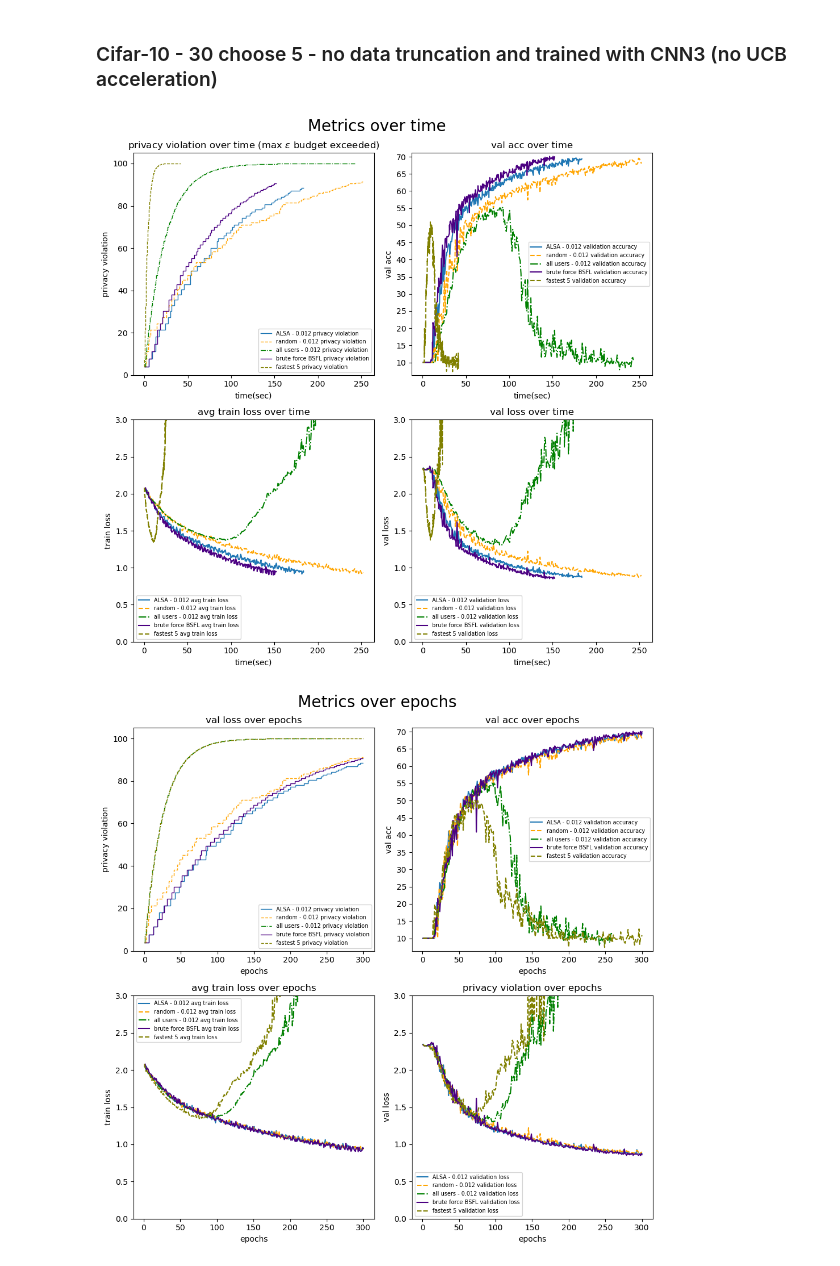
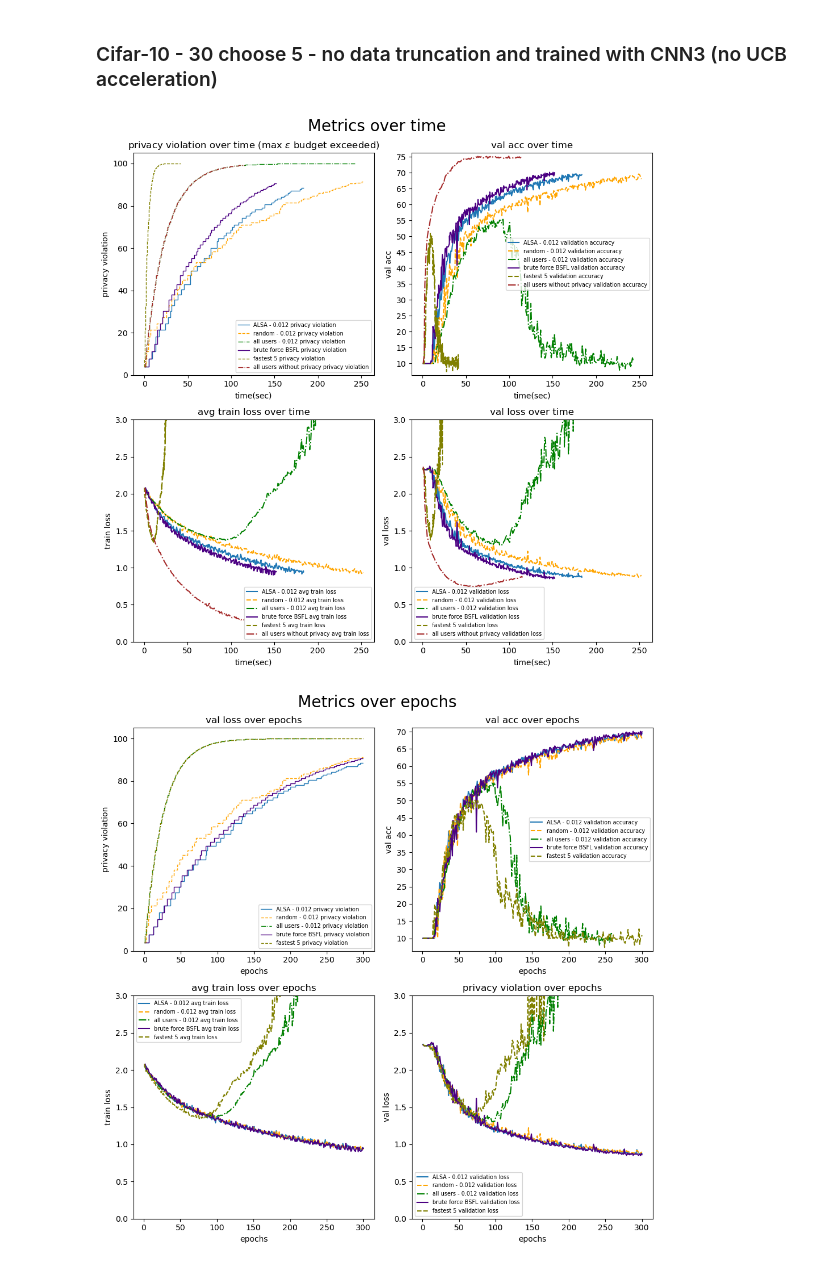
Before and after one commit to oritalp/PAUSE, a Jupyter notebook: plot_graphs.ipynb, the cells around one changed output. Drawn from its saved outputs; the diff is of its cells as text; code cells hidden in the pictures.

```diff
--- a/plot_graphs.ipynb
+++ b/plot_graphs.ipynb
@@ -15,12 +12,13 @@ c:\dev\Thesis\FL_privacy_mab\checkpoints
 # %%
 utils.plot_graphs({"ALSA - 0.012": r"C:\Users\oripele\dev\FL_privacy_mab\checkpoints\archive\Cifar with CNN3\30 choose 5\ALSA\last_model.pth.tar",
                    "random - 0.012": r"C:\Users\oripele\dev\FL_privacy_mab\checkpoints\archive\Cifar with CNN3\30 choose 5\random\last_model.pth.tar",
                    "all users - 0.012": r"C:\Users\oripele\dev\FL_privacy_mab\checkpoints\archive\Cifar with CNN3\30 choose 5\all users\last_model.pth.tar",
                    "brute force BSFL": r"C:\Users\oripele\dev\FL_privacy_mab\checkpoints\archive\Cifar with CNN3\30 choose 5\BSFL brute\last_model.pth.tar",
-                   "fastest 5": r"C:\Users\oripele\dev\FL_privacy_mab\checkpoints\archive\Cifar with CNN3\30 choose 5\fastest ones\last_model.pth.tar"},
+                   "fastest 5": r"C:\Users\oripele\dev\FL_privacy_mab\checkpoints\archive\Cifar with CNN3\30 choose 5\fastest ones\last_model.pth.tar",
+                   "all users without privacy": r"C:\Users\oripele\dev\FL_privacy_mab\checkpoints\archive\Cifar with CNN3\30 choose 5\all users without privacy\last_model.pth.tar"},
                    x_axis_time=True)
 # %% [output]
-[figure, old version]
+[figure, new version]
 # %%
 utils.plot_graphs({"ALSA - 0.012": r"C:\Users\oripele\dev\FL_privacy_mab\checkpoints\archive\Cifar with CNN3\30 choose 5\ALSA\last_model.pth.tar",
                    "random - 0.012": r"C:\Users\oripele\dev\FL_privacy_mab\checkpoints\archive\Cifar with CNN3\30 choose 5\random\last_model.pth.tar",
```
Also changed, not shown: parts of 2 cells of this notebook, 18 other files.
